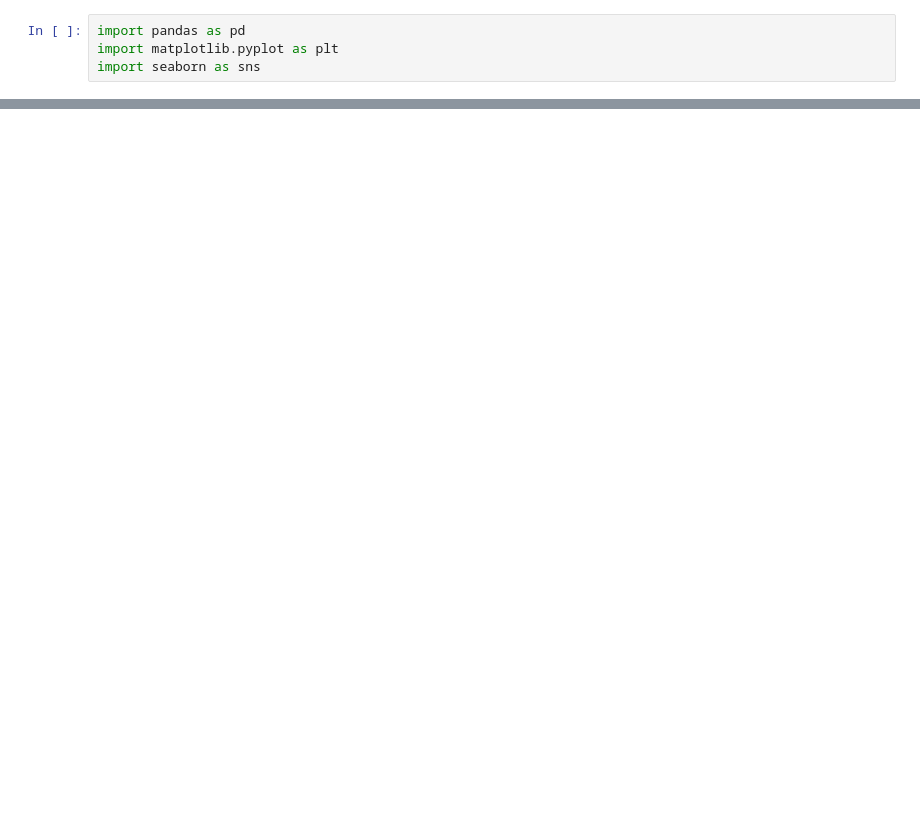
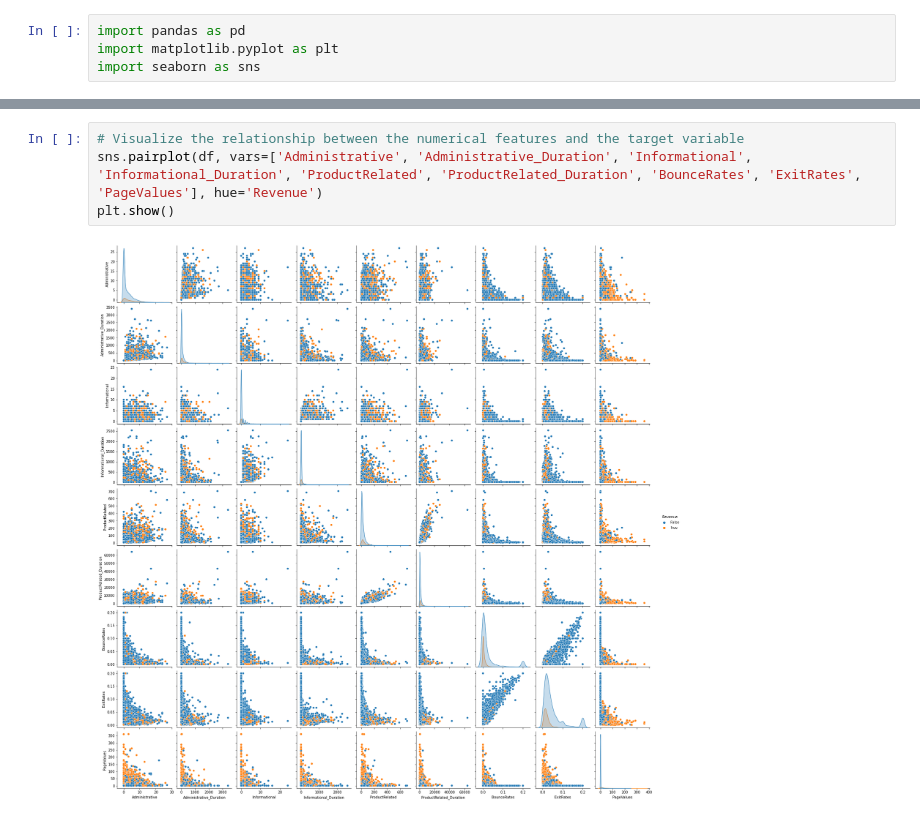
Before and after one commit to arnavhasija/ShopInsights, a Jupyter notebook: online-shopping-data-analysis.ipynb, the cells around one changed output, grey strips where cells are left out. Saved outputs shown, nothing was run; the diff lists cells and outputs as text; blank space fills up the shorter version.

```diff
--- a/online-shopping-data-analysis.ipynb
+++ b/online-shopping-data-analysis.ipynb
@@ -49,0 +81,6 @@ df.describe()
+# %%
+# Visualize the relationship between the numerical features and the target variable
+sns.pairplot(df, vars=['Administrative', 'Administrative_Duration', 'Informational', 'Informational_Duration', 'ProductRelated', 'ProductRelated_Duration', 'BounceRates', 'ExitRates', 'PageValues'], hue='Revenue')
+plt.show()
+# %% [output]
+[figure, added]
```
Also changed, not shown: parts of 12 cells of this notebook.
